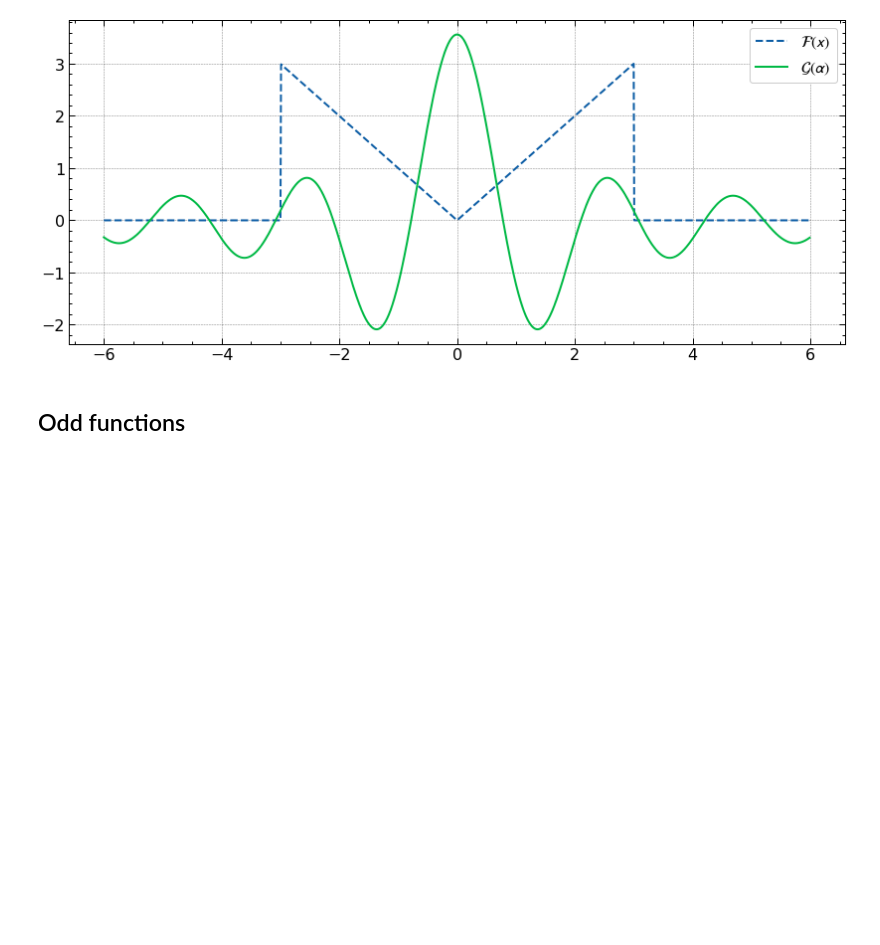
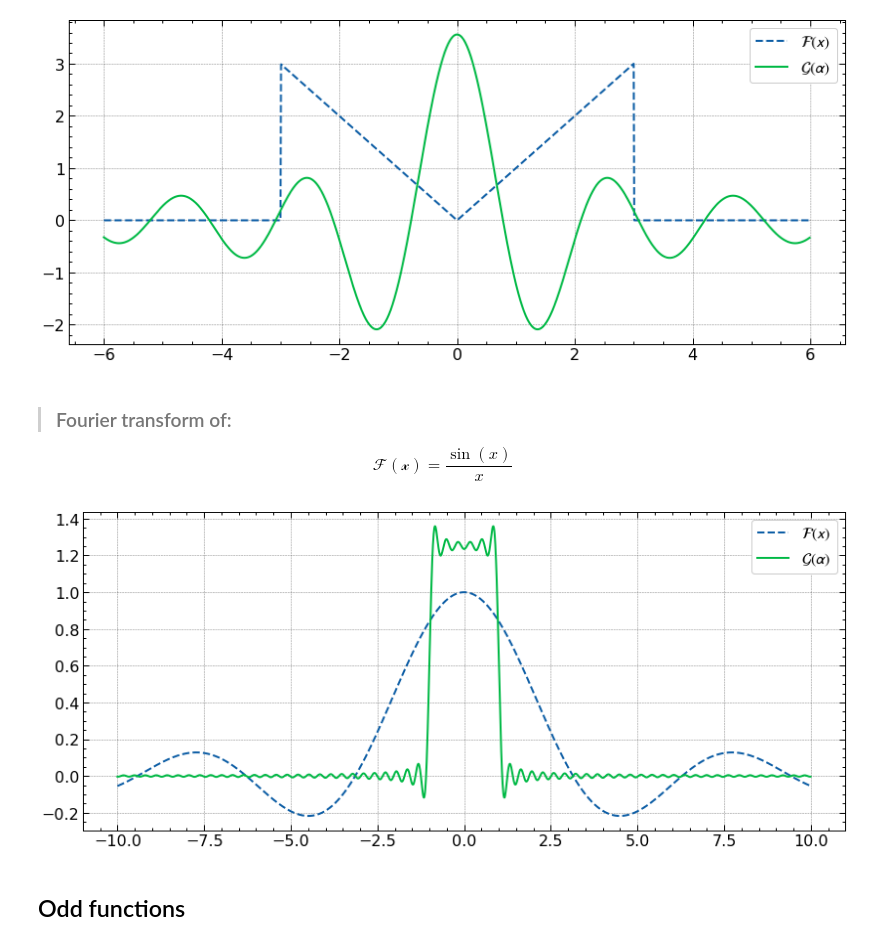
Before and after one commit to Souvik-0612/Fourier, a Jupyter notebook: Fourier transform.ipynb, the cells around one changed output. Cells and saved outputs as stored; diff of their text form; code cells hidden in the pictures; blank space fills up the shorter version.

```diff
--- a/Fourier transform.ipynb
+++ b/Fourier transform.ipynb
@@ -131,6 +131,36 @@ plt.legend(loc = 'best')
 plt.show()
 # %% [output]
 [figure]
+# %% [markdown]
+> ### Fourier transform of:
+$$\mathcal{F(x)} = \frac{\sin(x)}{x}$$
+# %%
+ai = -10
+af = 10
+da = 0.01
+
+# Empty lists:
+aa = []; gg = []; ff = []
+
+#F(x)
+def f(x):
+    return sin(x)/x
+
+#Fourier Transform
+def g(a): return Trap(-20, 20, da, lambda x: f(x)*cos(a*x))/sqrt(2*pi)  #As it is a odd function
+
+while abs(ai - af) >= da:
+    ff.append(f(ai))
+    gg.append(g(ai))
+    aa.append(ai)
+    ai += da
+plt.figure(figsize=(14, 6))
+plt.plot(aa, ff, "--", label = r"$\mathcal{F(x)}$")
+plt.plot(aa, gg, label = r"$\mathcal{G(\alpha)}$")
+plt.legend(loc = 'best')
+plt.show()
+# %% [output]
+[figure, added]
 # %% [markdown]
 ## Odd functions
 # %% [markdown]
```
Also changed, not shown: parts of 1 cell of this notebook.
